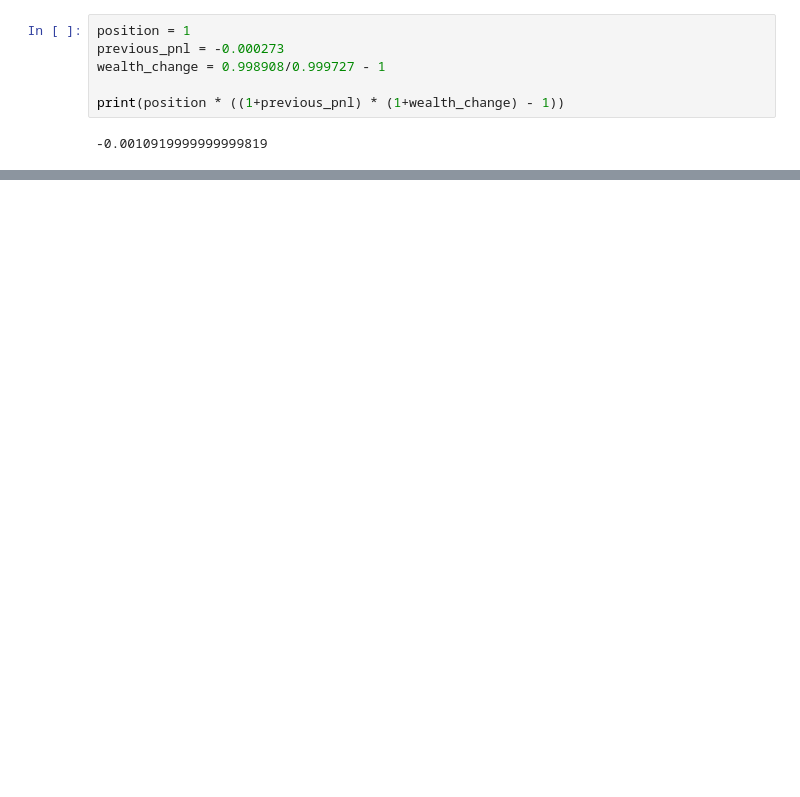
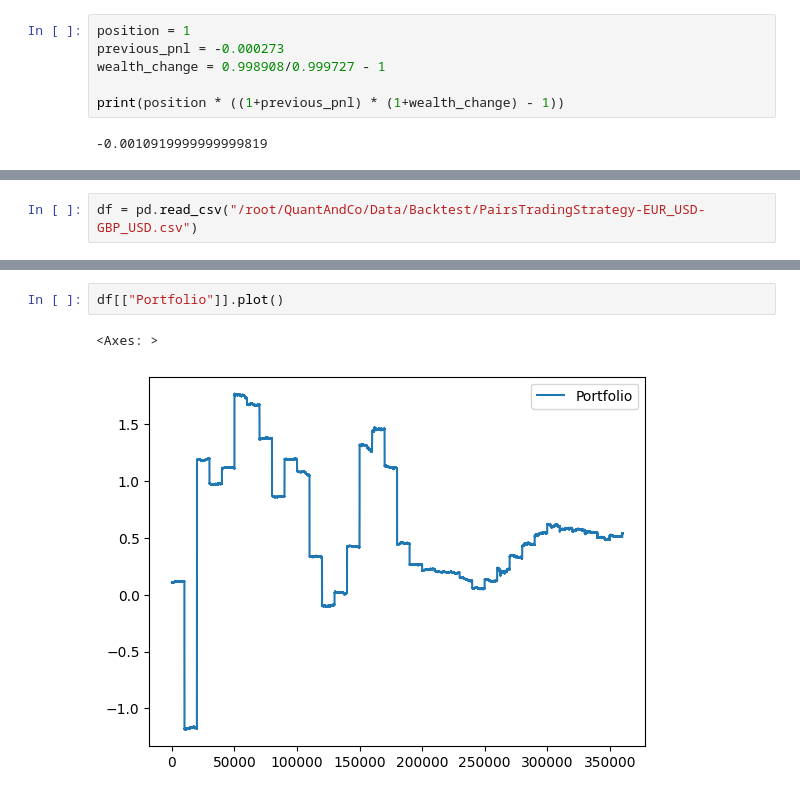
Before and after one commit to vtroude/QuantAndCo, a Jupyter notebook: Research/RSI_Strategy_Analysis.ipynb, the cells around one changed output, grey strips where cells are left out. Drawn from its saved outputs; the diff is of its cells as text; blank space fills up the shorter version.

Commit message:
Dynamic Pairs trading

```diff
--- a/Research/RSI_Strategy_Analysis.ipynb
+++ b/Research/RSI_Strategy_Analysis.ipynb
@@ -52,0 +126,2 @@ df.loc[df.index<='2020-02-10 15:07:00'].tail(10)
+# %%
+df = pd.read_csv("/root/QuantAndCo/Data/Backtest/PairsTradingStrategy-EUR_USD-GBP_USD.csv")
@@ -52,0 +144,5 @@ df.loc[df.index<='2020-02-10 15:07:00'].tail(10)
+# %%
+df[["Portfolio"]].plot()
+# %% [output]
+<Axes: >
+[figure, added]
```
Also changed, not shown: parts of 9 cells of this notebook, 5 other files.
